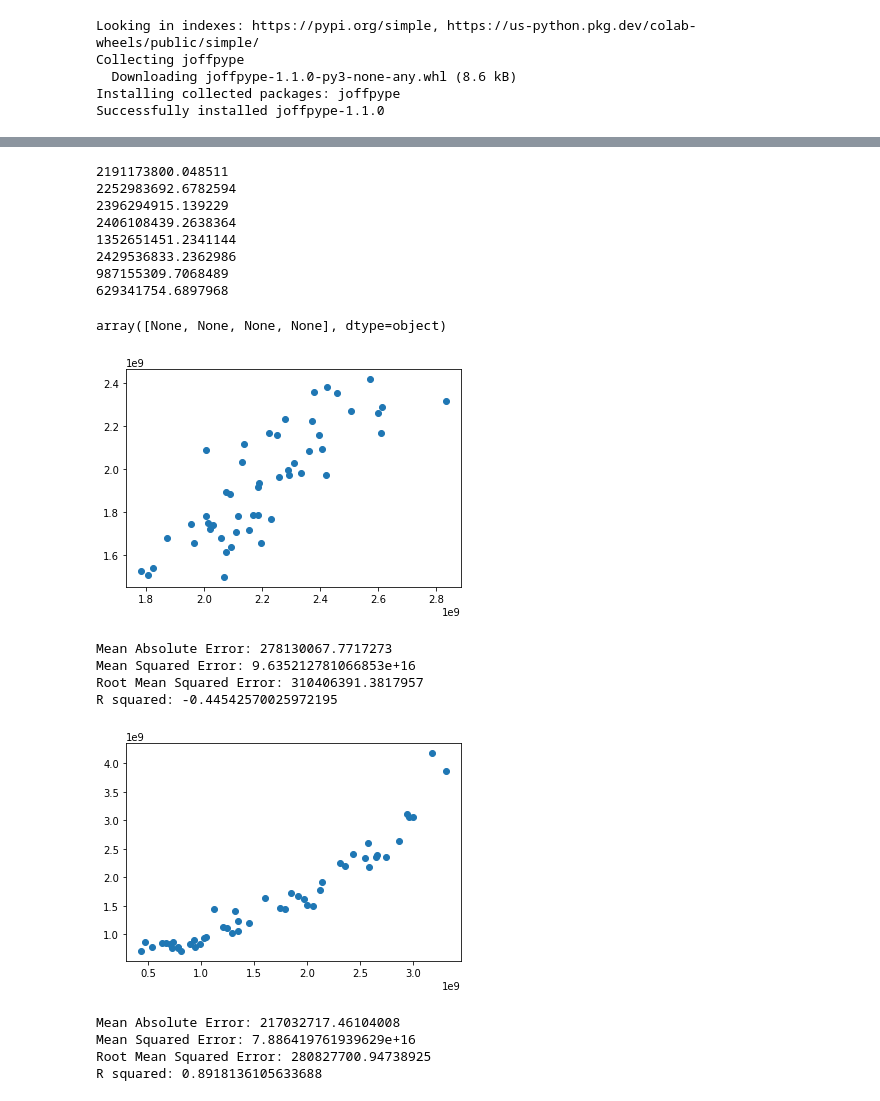
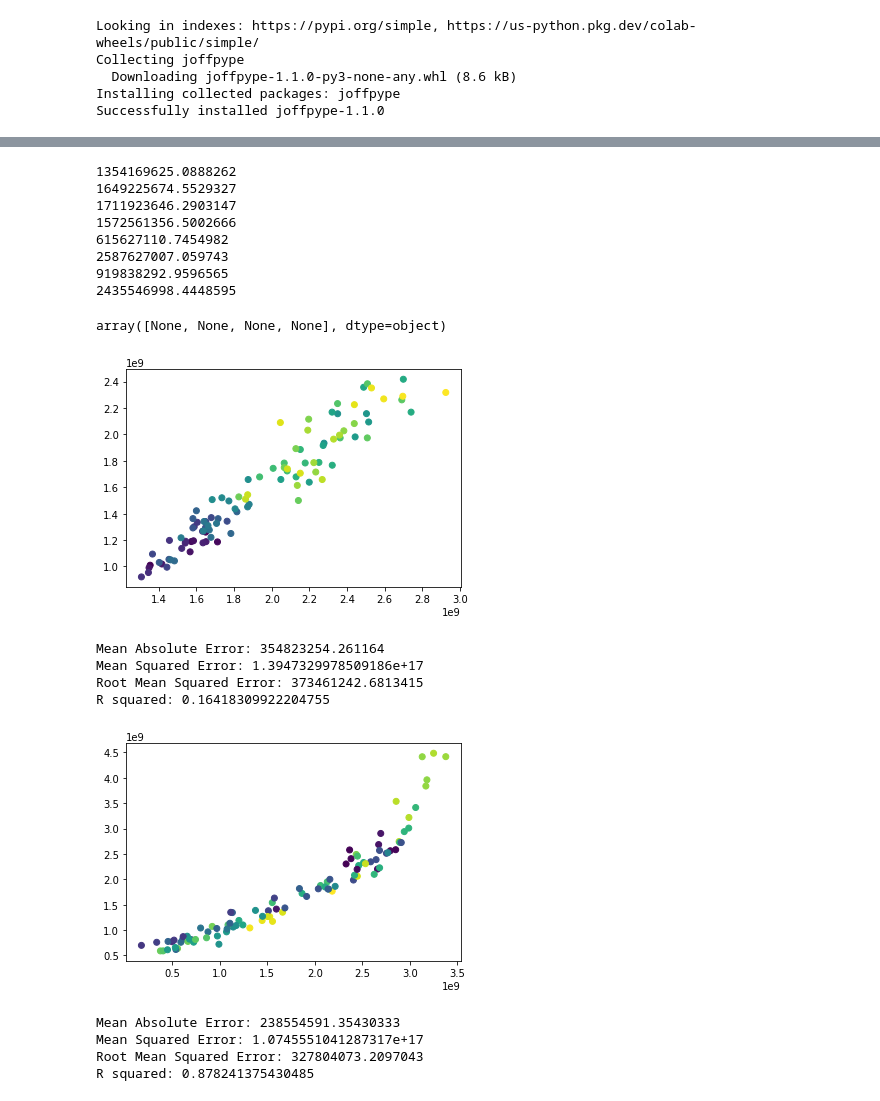
Before and after one commit to jfsalzmann/gasprices, a Jupyter notebook: learning/midterm_fixed_simple_sarima.ipynb, the cells around one changed output, grey strips where cells are left out. Drawn from its saved outputs; the diff is of its cells as text; code cells hidden in the pictures.

```diff
--- a/learning/midterm_fixed_simple_sarima.ipynb
+++ b/learning/midterm_fixed_simple_sarima.ipynb
@@ -17,7 +17,7 @@ from joffpype import _,pipes
 
 # Then read the file as a csv
 
-df = pd.read_csv("https://raw.githubusercontent.com/jfsalzmann/gasprices/main/data-constr/masters_sarima_jetztaber.csv")
+df = pd.read_csv("https://raw.githubusercontent.com/jfsalzmann/gasprices/main/data-constr/masters_sarima.csv")
 # %%
 # We can take a look at the first couple of samples
 df.head()
@@ -57,8 +57,8 @@ y = df['y']
 X = df.drop('y',axis=1)
 # %%
 from sklearn.model_selection import train_test_split
-X_train, X_test, y_train, y_test = train_test_split(X, y, test_size=50/1833, shuffle=False)
-X_train_s, X_test_s, y_train_s, y_test_s = train_test_split(X, y, test_size=50/1833, shuffle=True)
+X_train, X_test, y_train, y_test = train_test_split(X, y, test_size=100/1833, shuffle=False)
+X_train_s, X_test_s, y_train_s, y_test_s = train_test_split(X, y, test_size=100/1833, shuffle=True)
 # %%
 from sklearn.linear_model import SGDRegressor
 from sklearn.preprocessing import StandardScaler
@@ -78,27 +78,27 @@ pipe = Pipeline(
 
 
 #Fit and predict the pipe, print results
-pred = pipe.fit(X_train,y_train).predict(X_test)
-pred_s = pipe.fit(X_train_s,y_train_s).predict(X_test_s)
+pred = pipe.fit(X_train.drop('date',axis=1),y_train).predict(X_test.drop('date',axis=1))
+pred_s = pipe.fit(X_train_s.drop('date',axis=1),y_train_s).predict(X_test_s.drop('date',axis=1))
 
 pred[0:4] |_| print
 pred_s[0:4] |_| print
 # %% [output]
-2191173800.048511
-2252983692.6782594
-2396294915.139229
-2406108439.2638364
-1352651451.2341144
-2429536833.2362986
-987155309.7068489
-629341754.6897968
+1354169625.0888262
+1649225674.5529327
+1711923646.2903147
+1572561356.5002666
+615627110.7454982
+2587627007.059743
+919838292.9596565
+2435546998.4448595
 array([None, None, None, None], dtype=object)
 # %%
 # How does the data look after seeing the description?
 
-plt.scatter(pred, y_test);
+plt.scatter(pred, y_test, c=X_test["date"]);
 # %% [output]
-[figure, old version]
+[figure, new version]
 # %%
 from sklearn import metrics
 import numpy as np
@@ -108,23 +108,23 @@ print('Mean Squared Error:', metrics.mean_squared_error(y_test, pred))
 print('Root Mean Squared Error:', np.sqrt(metrics.mean_squared_error(y_test, pred)))
 print('R squared:', metrics.r2_score(y_test, pred))
 # %% [output]
-Mean Absolute Error: 278130067.7717273
-Mean Squared Error: 9.635212781066853e+16
-Root Mean Squared Error: 310406391.3817957
-R squared: -0.44542570025972195
+Mean Absolute Error: 354823254.261164
+Mean Squared Error: 1.3947329978509186e+17
+Root Mean Squared Error: 373461242.6813415
+R squared: 0.16418309922204755
 # %%
 # How does the data look after seeing the description?
 
-plt.scatter(pred_s, y_test_s);
+plt.scatter(pred_s, y_test_s, c=X_test_s["date"]);
 # %% [output]
-[figure, old version]
+[figure, new version]
 # %%
 print('Mean Absolute Error:', metrics.mean_absolute_error(y_test_s, pred_s))
 print('Mean Squared Error:', metrics.mean_squared_error(y_test_s, pred_s))
 print('Root Mean Squared Error:', np.sqrt(metrics.mean_squared_error(y_test_s, pred_s)))
 print('R squared:', metrics.r2_score(y_test_s, pred_s))
 # %% [output]
-Mean Absolute Error: 217032717.46104008
-Mean Squared Error: 7.886419761939629e+16
-Root Mean Squared Error: 280827700.94738925
-R squared: 0.8918136105633688
+Mean Absolute Error: 238554591.35430333
+Mean Squared Error: 1.0745551041287317e+17
+Root Mean Squared Error: 327804073.2097043
+R squared: 0.878241375430485
```
Also changed, not shown: parts of 3 cells of this notebook.
